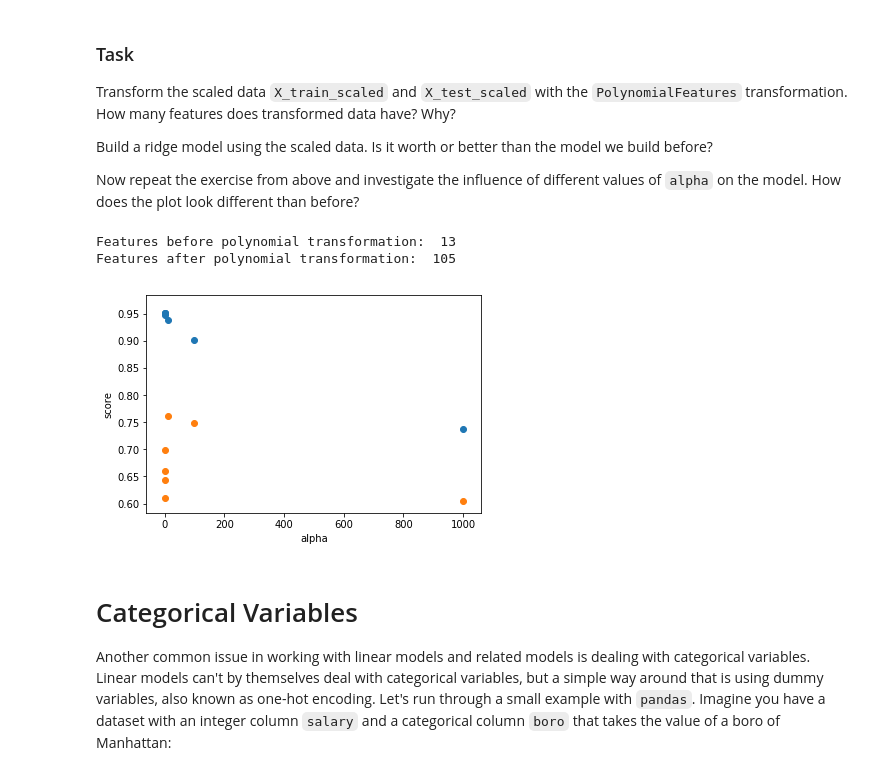
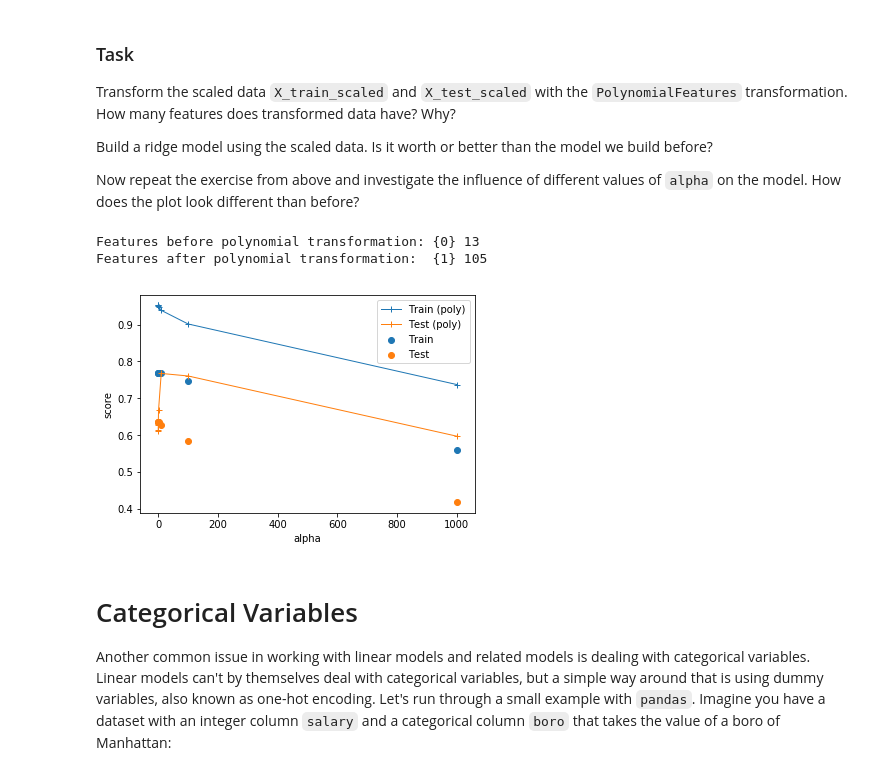
Before and after one commit to Larry201608/Columbia-Data-Science-Bootcamp, a Jupyter notebook: Bootcamp-materials/notebooks/Day2/day2-lab3-linear-models-in-practice.ipynb, the cells around one changed output. Cells and saved outputs as stored; diff of their text form; code cells hidden in the pictures.

```diff
--- a/Bootcamp-materials/notebooks/Day2/day2-lab3-linear-models-in-practice.ipynb
+++ b/Bootcamp-materials/notebooks/Day2/day2-lab3-linear-models-in-practice.ipynb
@@ -68,13 +68,12 @@ Now use the ``KNeighborsRegressor`` on the scaled data. The results should impro
 scaler = StandardScaler()
 # https://stackoverflow.com/questions/14688391/how-to-apply-standardization-to-svms-in-scikit-learn
 X_train_scaled = scaler.fit(X_train).transform(X_train)
-X_test_scaled = scaler.fit(X_test).transform(X_test)
-print("BEFORE")
+X_test_scaled = scaler.fit(X_train).transform(X_test)
+print("{0:>12s} {1:>12s} {2:>12s} {3:>12s}".format("mean before","mean after", "var before", "var after"))
 for i in range(len(boston.feature_names)):
-    print(boston.feature_names[i])
-    # 1st value is before transform; 2nd value is after transform (should be mean = 0.0, var = 1.0)
-    print("mean (train) = ",np.mean(X_train[:,i]),np.mean(X_train_scaled[:,i]))
-    print("var (train) = ",np.var(X_train[:,i]), np.var(X_train_scaled[:,i]))
-    print("mean (test) = ",np.mean(X_test[:,i]), np.mean(X_test_scaled[:,i]))
-    print("var (test) = ",np.var(X_test[:,i]),np.var(X_test_scaled[:,i]))
+    print("{0}".format(boston.feature_names[i]))
+    print("{0:12.3f} {1:12.3f} {2:12.3f} {3:12.3f}".format(np.mean(X_train[:,i]),np.mean(X_train_scaled[:,i]),
+        np.var(X_train[:,i]), np.var(X_train_scaled[:,i])))
+    print("{0:12.3f} {1:12.3f} {2:12.3f} {3:12.3f}".format(np.mean(X_test[:,i]), np.mean(X_test_scaled[:,i]),
+        np.var(X_test[:,i]),  np.var(X_test_scaled[:,i])))
 # %% [output]
@@ -144,28 +144,31 @@ poly = PolynomialFeatures()
 Y = poly.fit_transform(X)
 X_train_poly = poly.fit_transform(X_train_scaled)
 X_test_poly = poly.fit_transform(X_test_scaled)
-print("Features before polynomial transformation: ", len(X_train[0]))
-print("Features after polynomial transformation: ",len(X_train_poly[0]))
+print("Features before polynomial transformation: {0}", len(X_train[0]))
+print("Features after polynomial transformation:  {1}",len(X_train_poly[0]))
 # %% [output]
-Features before polynomial transformation:  13
-Features after polynomial transformation:  105
+Features before polynomial transformation: {0} 13
+Features after polynomial transformation:  {1} 105
 # %%
-train_scores = []
-test_scores = []
+train_scores_poly = []
+test_scores_poly = []
 
 for alpha in alphas:
     ridge = Ridge(alpha)
     ridge.fit(X_train_poly, y_train)
-    train_scores.append(ridge.score(X_train_poly, y_train))
-    test_scores.append(ridge.score(X_test_poly, y_test))
+    train_scores_poly.append(ridge.score(X_train_poly, y_train))
+    test_scores_poly.append(ridge.score(X_test_poly, y_test))
 # %%
-plt.scatter(alphas, train_scores)
-plt.scatter(alphas, test_scores)
+plt.scatter(alphas, train_scores, label="Train")
+plt.scatter(alphas, test_scores, label="Test")
+plt.plot(alphas, train_scores_poly, marker="+",linewidth=1,label="Train (poly)")
+plt.plot(alphas, test_scores_poly, marker="+", linewidth=1,label="Test (poly)")
 plt.xlabel("alpha")
 plt.ylabel("score")
+plt.legend(loc='upper right')
 plt.show()
 # %% [output]
-[figure, old version]
+[figure, new version]
 # %% [markdown]
 # Categorical Variables
 Another common issue in working with linear models and related models is dealing with categorical variables. Linear models can't by themselves deal with categorical variables, but a simple way around that is using dummy variables, also known as one-hot encoding. Let's run through a small example with ``pandas``. Imagine you have a dataset with an integer column ``salary`` and a categorical column ``boro`` that takes the value of a boro of Manhattan:
```
Also changed, not shown: parts of 5 cells of this notebook.
